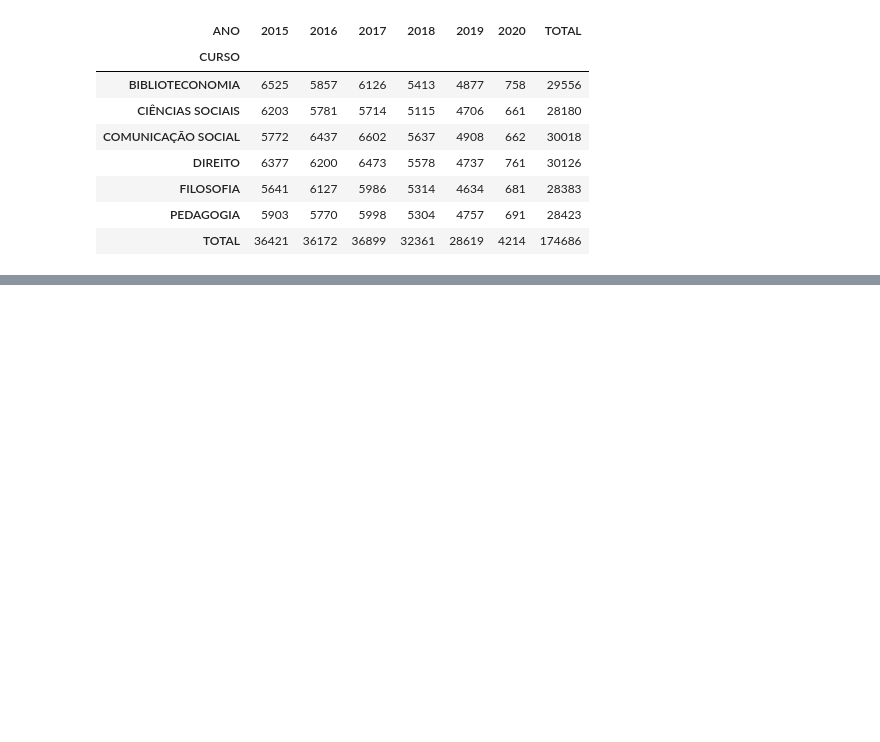
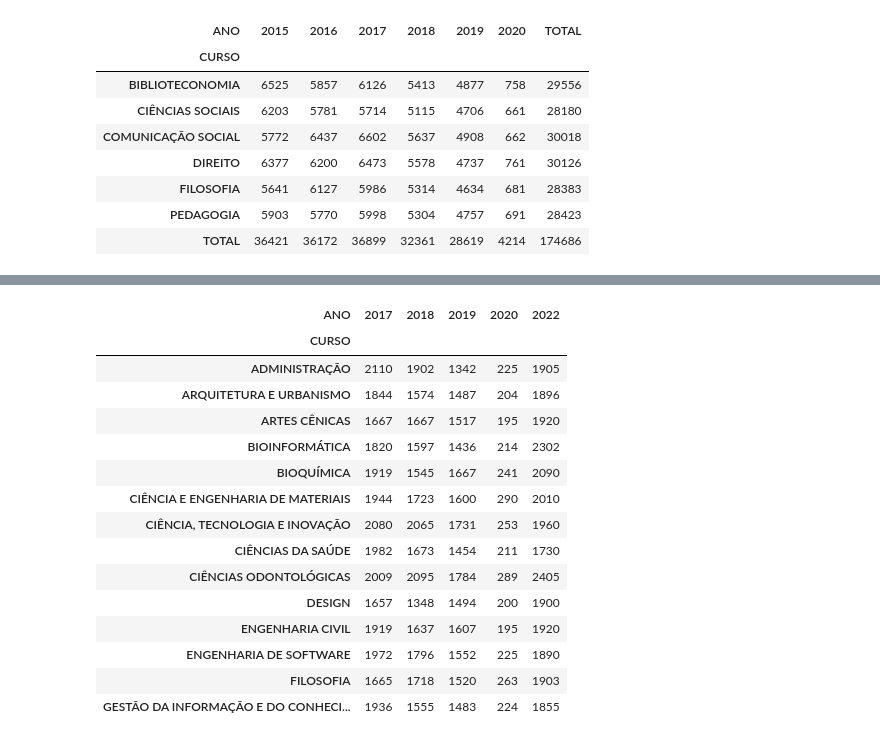
Before and after one commit to LuizGustavo8/7DaysOfCode, a Jupyter notebook: 7DaysOfCode.ipynb, the cells around one changed output, grey strips where cells are left out. Drawn from its saved outputs; the diff is of its cells as text; code cells hidden in the pictures; blank space fills up the shorter version.

```diff
--- a/7DaysOfCode.ipynb
+++ b/7DaysOfCode.ipynb
@@ -950,0 +1119,3 @@ emprestimos_tipo_usuario_curso_pivot
+# %%
+emprestimos_pos_graduacao_desde_2017 = matricula_data_de_emprestimo_pos_graduacao.merge(cadastro_usuarios_cursos_pos_graduacao)
+emprestimos_pos_graduacao_desde_2017
@@ -950,0 +1136,7 @@ emprestimos_tipo_usuario_curso_pivot
+# %%
+emprestimos_pos_graduacao_desde_2017.data_emprestimo = emprestimos_pos_graduacao_desde_2017.data_emprestimo.dt.year #modificando o tipo de data
+
+
+emprestimos_pos_graduacao_desde_2017 = emprestimos_pos_graduacao_desde_2017.iloc[:,[1,3]].value_counts().reset_index() #fazendo a contagem dos emprestimos de 2017
+emprestimos_pos_graduacao_desde_2017.columns = ['ANO','CURSO','QUANTIDADE_EMPRESTIMOS']
+emprestimos_pos_graduacao_desde_2017.head()
@@ -950,0 +1150,7 @@ emprestimos_tipo_usuario_curso_pivot
+# %%
+emprestimos_pos_graduacao_e_curso_pivot = emprestimos_pos_graduacao_desde_2017.pivot_table(
+        index = 'CURSO',
+        columns = 'ANO',
+        values = 'QUANTIDADE_EMPRESTIMOS'
+)
+emprestimos_pos_graduacao_e_curso_pivot
@@ -950,0 +1174,6 @@ emprestimos_tipo_usuario_curso_pivot
+# %%
+previsao_2022 = pd.read_table('https://github.com/FranciscoFoz/7_Days_of_Code_Alura-Python-Pandas/raw/main/Dia_7-Apresentando_resultados_em_HTML/Dataset/previsao')
+
+
+previsao_2022 = previsao_2022['curso previsao_2022'].str.split(' ',expand=True)
+previsao_2022
@@ -950,0 +1215,21 @@ emprestimos_tipo_usuario_curso_pivot
+# %%
+previsao_2022.index = emprestimos_pos_graduacao_e_curso_pivot.index #unindo as tabelas
+emprestimos_pos_graduacao_e_curso_pivot['2022'] = previsao_2022.iloc[:,1]
+emprestimos_pos_graduacao_e_curso_pivot
+# %% [output]
+| ANO | 2017 | 2018 | 2019 | 2020 | 2022 |
+| CURSO |  |  |  |  |  |
+| ADMINISTRAÇÃO | 2110 | 1902 | 1342 | 225 | 1905 |
+| ARQUITETURA E URBANISMO | 1844 | 1574 | 1487 | 204 | 1896 |
+| ARTES CÊNICAS | 1667 | 1667 | 1517 | 195 | 1920 |
+| BIOINFORMÁTICA | 1820 | 1597 | 1436 | 214 | 2302 |
+| BIOQUÍMICA | 1919 | 1545 | 1667 | 241 | 2090 |
+| CIÊNCIA E ENGENHARIA DE MATERIAIS | 1944 | 1723 | 1600 | 290 | 2010 |
+| CIÊNCIA, TECNOLOGIA E INOVAÇÃO | 2080 | 2065 | 1731 | 253 | 1960 |
+| CIÊNCIAS DA SAÚDE | 1982 | 1673 | 1454 | 211 | 1730 |
+| CIÊNCIAS ODONTOLÓGICAS | 2009 | 2095 | 1784 | 289 | 2405 |
+| DESIGN | 1657 | 1348 | 1494 | 200 | 1900 |
+| ENGENHARIA CIVIL | 1919 | 1637 | 1607 | 195 | 1920 |
+| ENGENHARIA DE SOFTWARE | 1972 | 1796 | 1552 | 225 | 1890 |
+| FILOSOFIA | 1665 | 1718 | 1520 | 263 | 1903 |
+| GESTÃO DA INFORMAÇÃO E DO CONHECI... | 1936 | 1555 | 1483 | 224 | 1855 |
```
Also changed, not shown: parts of 38 cells of this notebook.
